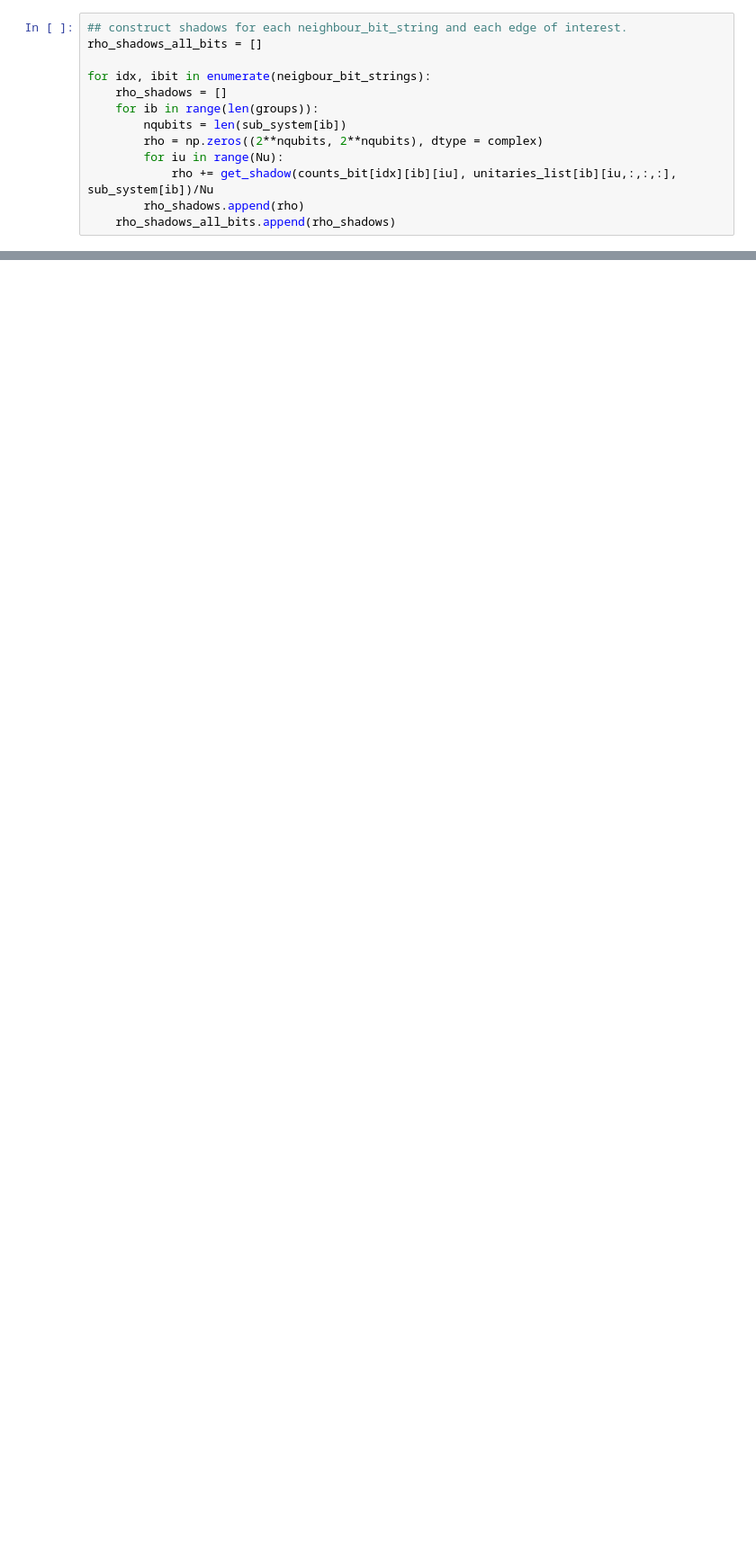
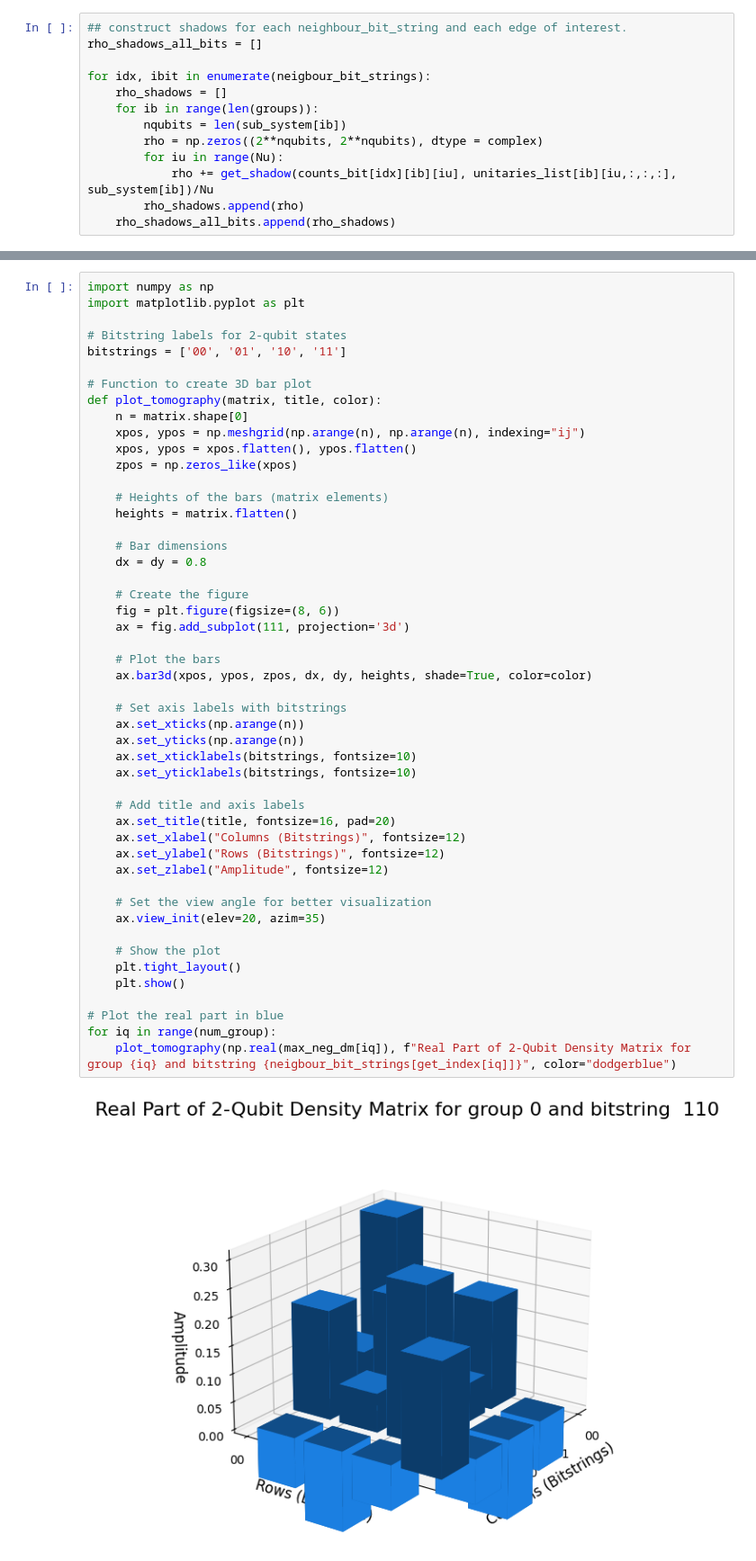
Before and after one commit to iqm-finland/iqm-benchmarks, a Jupyter notebook: examples/example_adonis_graph_state.ipynb, the cells around one changed output, grey strips where cells are left out. Shown at 90% size. Saved outputs shown, nothing was run; the diff lists cells and outputs as text; blank space fills up the shorter version.

```diff
--- a/examples/example_adonis_graph_state.ipynb
+++ b/examples/example_adonis_graph_state.ipynb
@@ -94,0 +119,51 @@ Text(0.5, 0, 'Edges')
+# %%
+import numpy as np
+import matplotlib.pyplot as plt
+
+# Bitstring labels for 2-qubit states
+bitstrings = ['00', '01', '10', '11']
+
+# Function to create 3D bar plot
+def plot_tomography(matrix, title, color):
+    n = matrix.shape[0]
+    xpos, ypos = np.meshgrid(np.arange(n), np.arange(n), indexing="ij")
+    xpos, ypos = xpos.flatten(), ypos.flatten()
+    zpos = np.zeros_like(xpos)
+
+    # Heights of the bars (matrix elements)
+    heights = matrix.flatten()
+
+    # Bar dimensions
+    dx = dy = 0.8
+
+    # Create the figure
+    fig = plt.figure(figsize=(8, 6))
+    ax = fig.add_subplot(111, projection='3d')
+
+    # Plot the bars
+    ax.bar3d(xpos, ypos, zpos, dx, dy, heights, shade=True, color=color)
+
+    # Set axis labels with bitstrings
+    ax.set_xticks(np.arange(n))
+    ax.set_yticks(np.arange(n))
+    ax.set_xticklabels(bitstrings, fontsize=10)
+    ax.set_yticklabels(bitstrings, fontsize=10)
+
+    # Add title and axis labels
+    ax.set_title(title, fontsize=16, pad=20)
+    ax.set_xlabel("Columns (Bitstrings)", fontsize=12)
+    ax.set_ylabel("Rows (Bitstrings)", fontsize=12)
+    ax.set_zlabel("Amplitude", fontsize=12)
+
+    # Set the view angle for better visualization
+    ax.view_init(elev=20, azim=35)
+
+    # Show the plot
+    plt.tight_layout()
+    plt.show()
+
+# Plot the real part in blue
+for iq in range(num_group):
+    plot_tomography(np.real(max_neg_dm[iq]), f"Real Part of 2-Qubit Density Matrix for group {iq} and bitstring {neigbour_bit_strings[get_index[iq]]}", color="dodgerblue")
+# %% [output]
+[figure, added]
```
Also changed, not shown: parts of 5 cells of this notebook.
